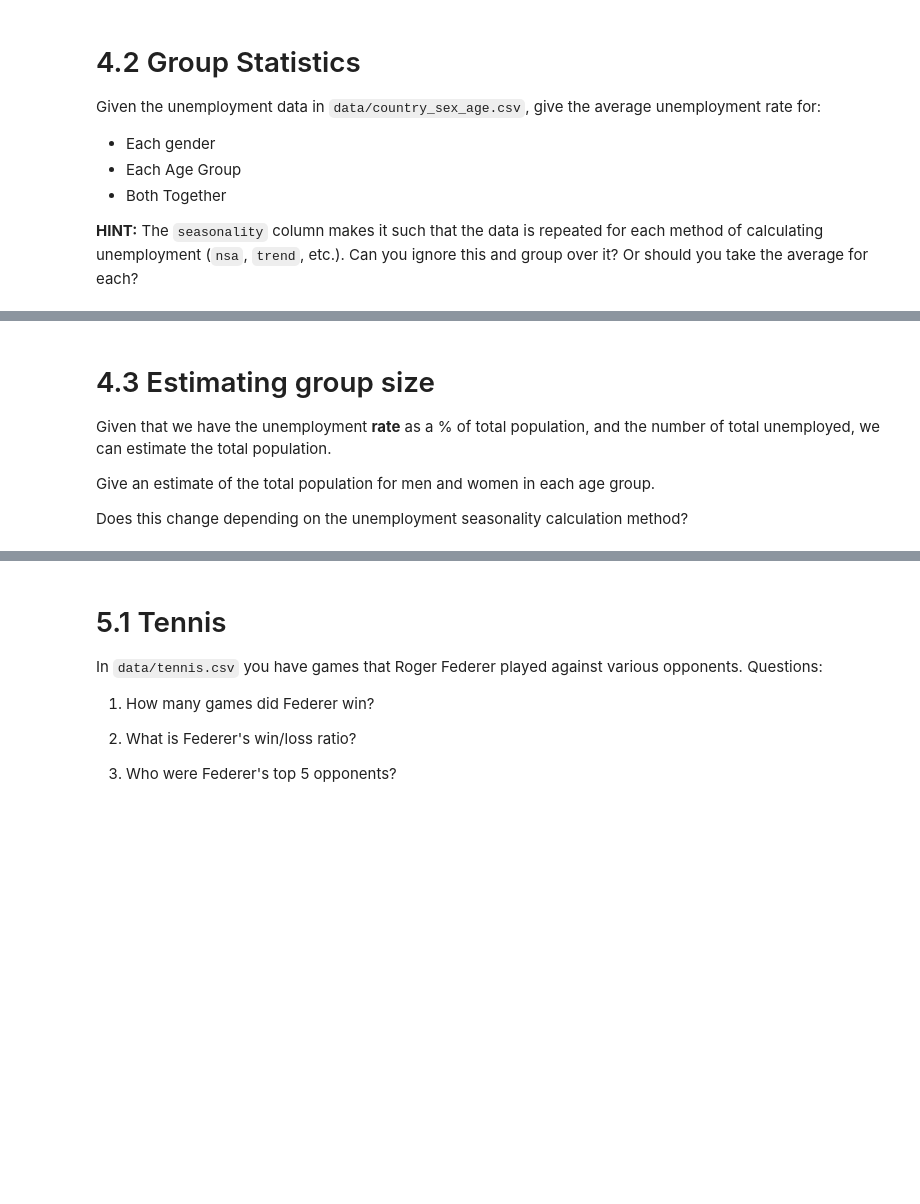
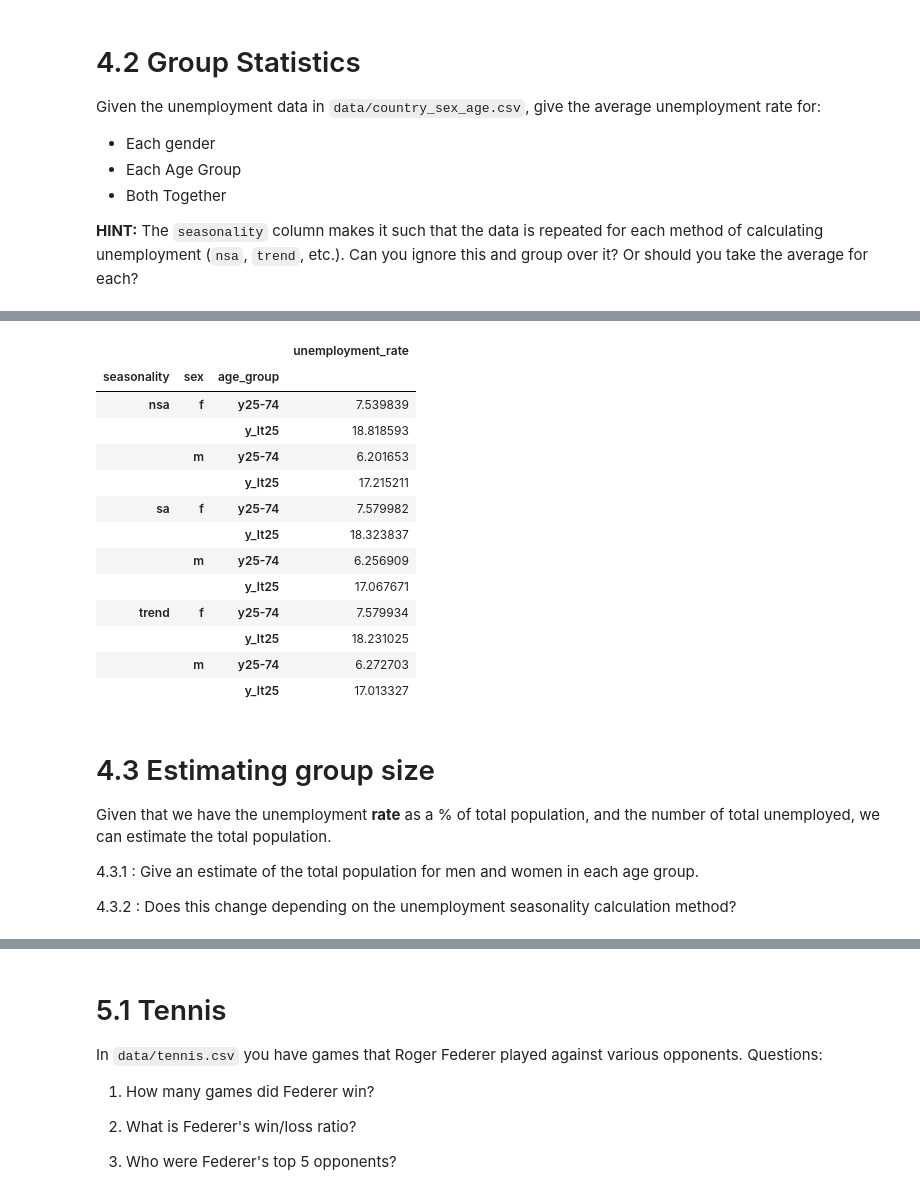
Before and after one commit to cb-ds-1/m2-1-pandas, a Jupyter notebook: workshop.ipynb, the cells around one changed output, grey strips where cells are left out. Cells and saved outputs as stored; diff of their text form; code cells hidden in the pictures; blank space fills up the shorter version.

```diff
--- a/workshop.ipynb
+++ b/workshop.ipynb
@@ -137,0 +377,18 @@ Given the unemployment data in `data/country_sex_age.csv`, give the average unem
+# %%
+#4.2.3
+df.groupby(['seasonality','sex','age_group']).mean()[['unemployment_rate']]
+# %% [output]
+|  |  |  | unemployment_rate |
+| seasonality | sex | age_group |  |
+| nsa | f | y25-74 | 7.539839 |
+|  |  | y_lt25 | 18.818593 |
+|  | m | y25-74 | 6.201653 |
+|  |  | y_lt25 | 17.215211 |
+| sa | f | y25-74 | 7.579982 |
+|  |  | y_lt25 | 18.323837 |
+|  | m | y25-74 | 6.256909 |
+|  |  | y_lt25 | 17.067671 |
+| trend | f | y25-74 | 7.579934 |
+|  |  | y_lt25 | 18.231025 |
+|  | m | y25-74 | 6.272703 |
+|  |  | y_lt25 | 17.013327 |
@@ -140,6 +403,6 @@ Given the unemployment data in `data/country_sex_age.csv`, give the average unem
 
 Given that we have the unemployment **rate** as a % of total population, and the number of total unemployed, we can estimate the total population.
 
-Give an estimate of the total population for men and women in each age group.
+4.3.1 : Give an estimate of the total population for men and women in each age group.
 
-Does this change depending on the unemployment seasonality calculation method?
+4.3.2 : Does this change depending on the unemployment seasonality calculation method?
```
Also changed, not shown: parts of 27 cells of this notebook.
